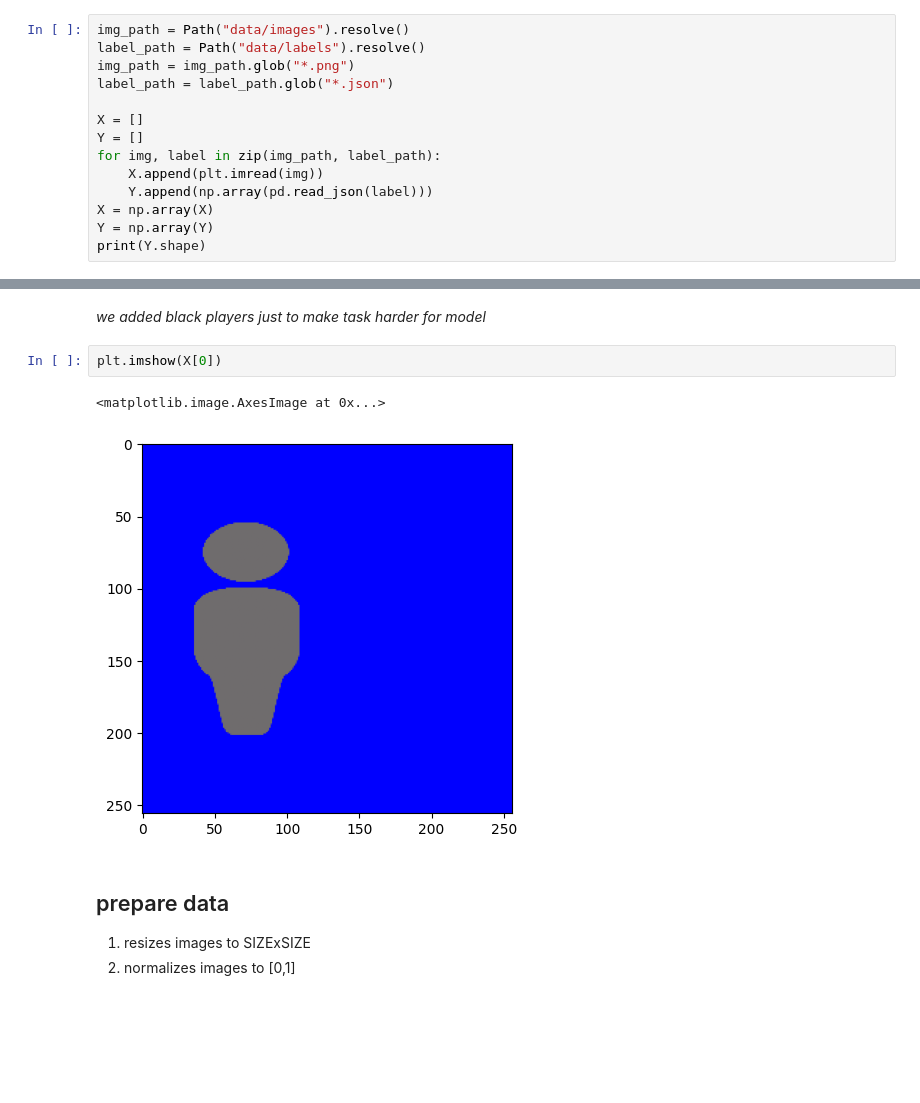
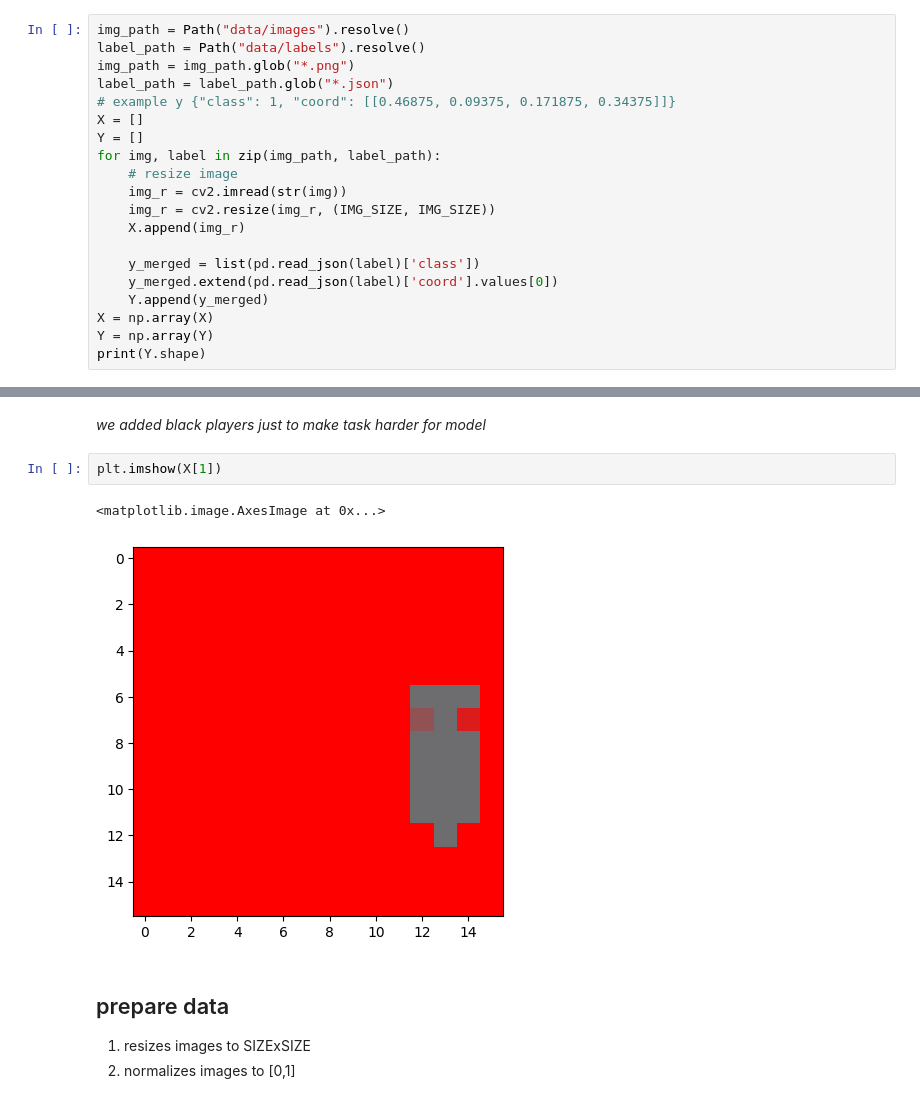
Before and after one commit to michalskibinski109/pygame_nn, a Jupyter notebook: prepare_data.ipynb, the cells around one changed output, grey strips where cells are left out. Cells and saved outputs as stored; diff of their text form; blank space fills up the shorter version.

```diff
--- a/prepare_data.ipynb
+++ b/prepare_data.ipynb
@@ -15,12 +15,18 @@ img_path = Path("data/images").resolve()
 label_path = Path("data/labels").resolve()
 img_path = img_path.glob("*.png")
 label_path = label_path.glob("*.json")
-
+# example y {"class": 1, "coord": [[0.46875, 0.09375, 0.171875, 0.34375]]}
 X = []
 Y = []
 for img, label in zip(img_path, label_path):
-    X.append(plt.imread(img))
-    Y.append(np.array(pd.read_json(label)))
+    # resize image
+    img_r = cv2.imread(str(img))
+    img_r = cv2.resize(img_r, (IMG_SIZE, IMG_SIZE))
+    X.append(img_r)
+
+    y_merged = list(pd.read_json(label)['class'])
+    y_merged.extend(pd.read_json(label)['coord'].values[0])
+    Y.append(y_merged)
 X = np.array(X)
 Y = np.array(Y)
 print(Y.shape)
@@ -29,10 +55,10 @@ print(Y.shape)
 # %% [markdown]
 *we added black players just to make task harder for model*
 # %%
-plt.imshow(X[0])
+plt.imshow(X[1])
 # %% [output]
 <matplotlib.image.AxesImage at 0x...>
-[figure, old version]
+[figure, new version]
 # %% [markdown]
 ## prepare data
 1. resizes images to SIZExSIZE
```
Also changed, not shown: parts of 6 cells of this notebook, 7 other files.
